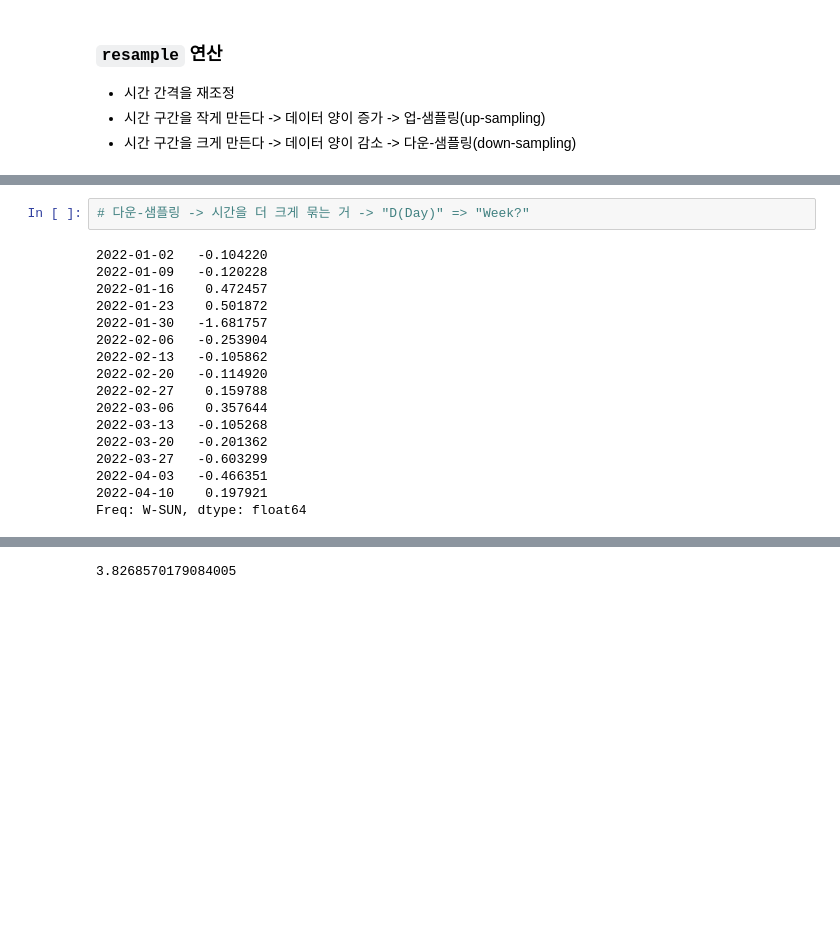
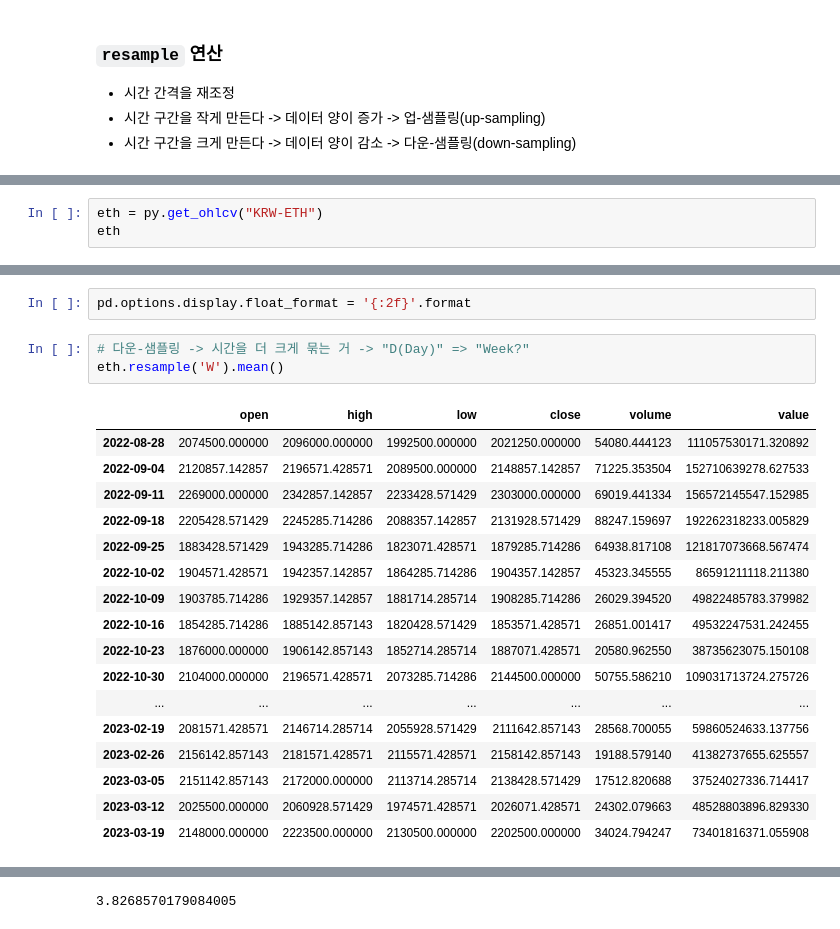
Before and after one commit to hiid0726/DataAnalysis, a Jupyter notebook: hiid0726/ch06_03_데이터프레임_심화_ym.ipynb, the cells around one changed output, grey strips where cells are left out. Cells and saved outputs as stored; diff of their text form; blank space fills up the shorter version.

```diff
--- a/hiid0726/ch06_03_데이터프레임_심화_ym.ipynb
+++ b/hiid0726/ch06_03_데이터프레임_심화_ym.ipynb
@@ -878,0 +1080,3 @@ Freq: D, Length: 100, dtype: float64
+# %%
+eth = py.get_ohlcv("KRW-ETH")
+eth
@@ -879,19 +1097,23 @@ Freq: D, Length: 100, dtype: float64
+# %%
+pd.options.display.float_format = '{:2f}'.format
 # %%
 # 다운-샘플링 -> 시간을 더 크게 묶는 거 -> "D(Day)" => "Week?"
+eth.resample('W').mean()
 # %% [output]
-2022-01-02   -0.104220
-2022-01-09   -0.120228
-2022-01-16    0.472457
-2022-01-23    0.501872
-2022-01-30   -1.681757
-2022-02-06   -0.253904
-2022-02-13   -0.105862
-2022-02-20   -0.114920
-2022-02-27    0.159788
-2022-03-06    0.357644
-2022-03-13   -0.105268
-2022-03-20   -0.201362
-2022-03-27   -0.603299
-2022-04-03   -0.466351
-2022-04-10    0.197921
-Freq: W-SUN, dtype: float64
+|  | open | high | low | close | volume | value |
+| 2022-08-28 | 2074500.000000 | 2096000.000000 | 1992500.000000 | 2021250.000000 | 54080.444123 | 111057530171.320892 |
+| 2022-09-04 | 2120857.142857 | 2196571.428571 | 2089500.000000 | 2148857.142857 | 71225.353504 | 152710639278.627533 |
+| 2022-09-11 | 2269000.000000 | 2342857.142857 | 2233428.571429 | 2303000.000000 | 69019.441334 | 156572145547.152985 |
+| 2022-09-18 | 2205428.571429 | 2245285.714286 | 2088357.142857 | 2131928.571429 | 88247.159697 | 192262318233.005829 |
+| 2022-09-25 | 1883428.571429 | 1943285.714286 | 1823071.428571 | 1879285.714286 | 64938.817108 | 121817073668.567474 |
+| 2022-10-02 | 1904571.428571 | 1942357.142857 | 1864285.714286 | 1904357.142857 | 45323.345555 | 86591211118.211380 |
+| 2022-10-09 | 1903785.714286 | 1929357.142857 | 1881714.285714 | 1908285.714286 | 26029.394520 | 49822485783.379982 |
+| 2022-10-16 | 1854285.714286 | 1885142.857143 | 1820428.571429 | 1853571.428571 | 26851.001417 | 49532247531.242455 |
+| 2022-10-23 | 1876000.000000 | 1906142.857143 | 1852714.285714 | 1887071.428571 | 20580.962550 | 38735623075.150108 |
+| 2022-10-30 | 2104000.000000 | 2196571.428571 | 2073285.714286 | 2144500.000000 | 50755.586210 | 109031713724.275726 |
+| ... | ... | ... | ... | ... | ... | ... |
+| 2023-02-19 | 2081571.428571 | 2146714.285714 | 2055928.571429 | 2111642.857143 | 28568.700055 | 59860524633.137756 |
+| 2023-02-26 | 2156142.857143 | 2181571.428571 | 2115571.428571 | 2158142.857143 | 19188.579140 | 41382737655.625557 |
+| 2023-03-05 | 2151142.857143 | 2172000.000000 | 2113714.285714 | 2138428.571429 | 17512.820688 | 37524027336.714417 |
+| 2023-03-12 | 2025500.000000 | 2060928.571429 | 1974571.428571 | 2026071.428571 | 24302.079663 | 48528803896.829330 |
+| 2023-03-19 | 2148000.000000 | 2223500.000000 | 2130500.000000 | 2202500.000000 | 34024.794247 | 73401816371.055908 |
```
Also changed, not shown: parts of 92 cells of this notebook.
